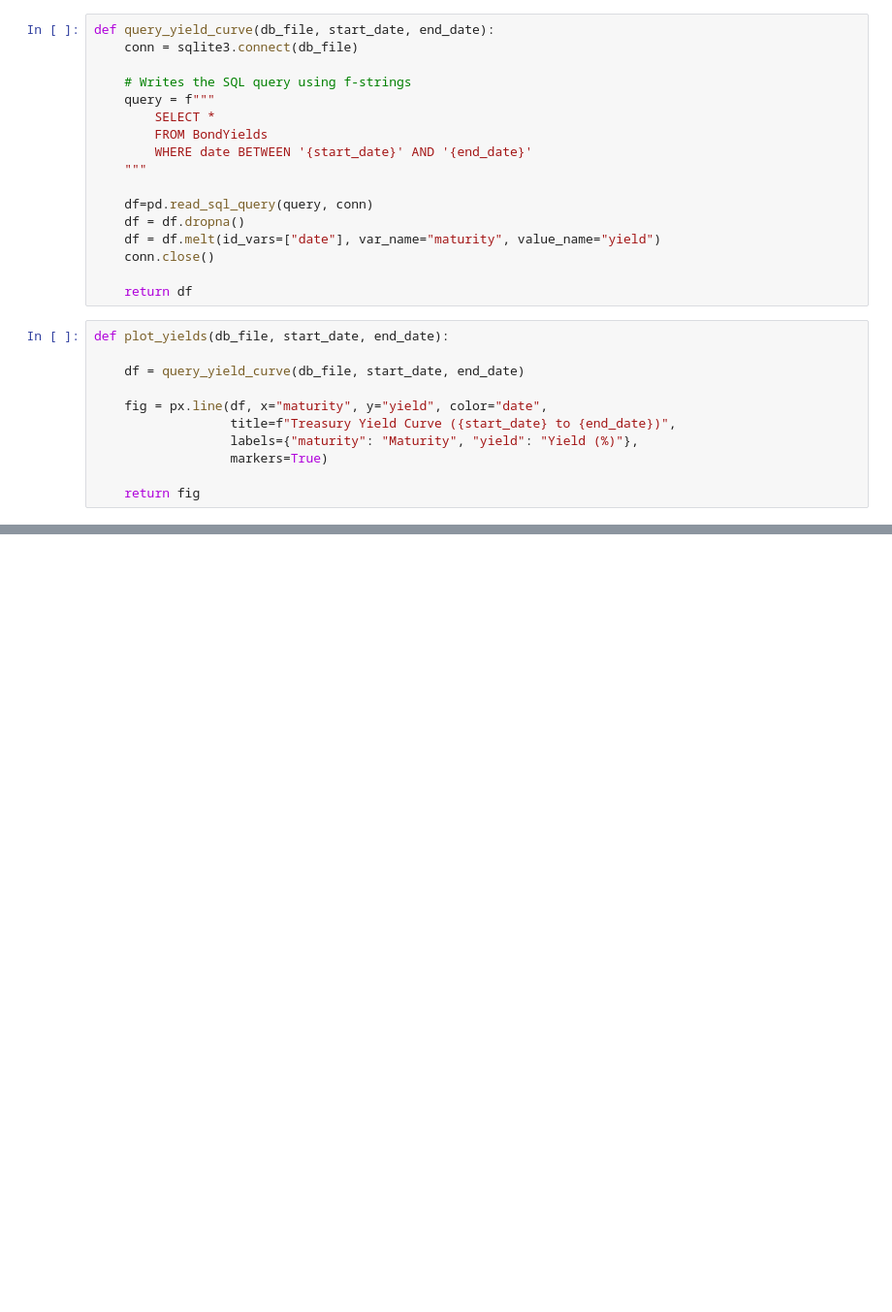
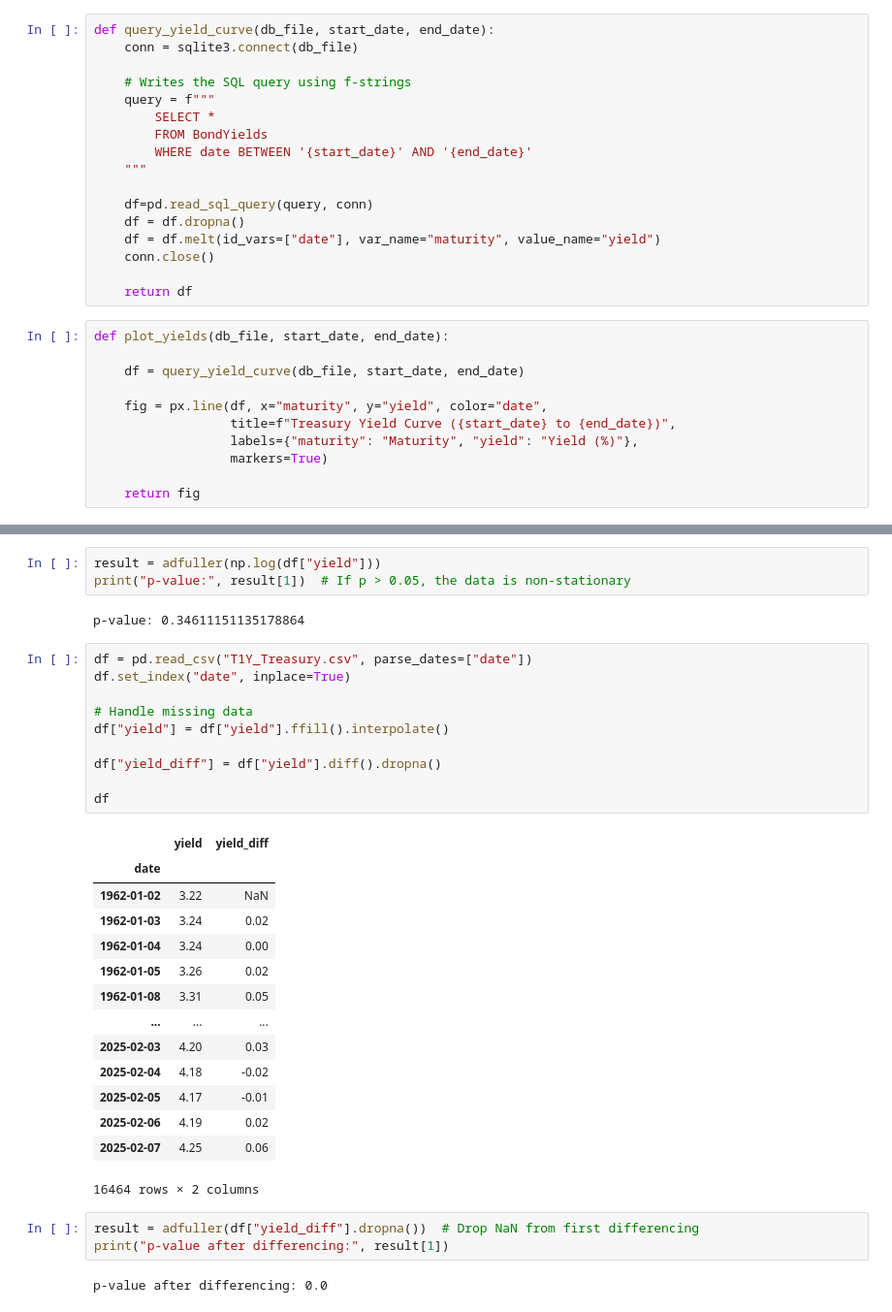
Before and after one commit to SisiShao/PIC16B, a Jupyter notebook: yield_curve_v1.ipynb, the cells around one changed output, grey strips where cells are left out. Shown at 97% size. Drawn from its saved outputs; the diff is of its cells as text; blank space fills up the shorter version.

```diff
--- a/yield_curve_v1.ipynb
+++ b/yield_curve_v1.ipynb
@@ -185,0 +265,35 @@ fig.show()
+# %%
+result = adfuller(np.log(df["yield"]))
+print("p-value:", result[1])  # If p > 0.05, the data is non-stationary
+# %% [output]
+p-value: 0.34611151135178864
+# %%
+df = pd.read_csv("T1Y_Treasury.csv", parse_dates=["date"])
+df.set_index("date", inplace=True)
+
+# Handle missing data
+df["yield"] = df["yield"].ffill().interpolate()
+
+df["yield_diff"] = df["yield"].diff().dropna()
+
+df
+# %% [output]
+|  | yield | yield_diff |
+| date |  |  |
+| 1962-01-02 | 3.22 | NaN |
+| 1962-01-03 | 3.24 | 0.02 |
+| 1962-01-04 | 3.24 | 0.00 |
+| 1962-01-05 | 3.26 | 0.02 |
+| 1962-01-08 | 3.31 | 0.05 |
+| ... | ... | ... |
+| 2025-02-03 | 4.20 | 0.03 |
+| 2025-02-04 | 4.18 | -0.02 |
+| 2025-02-05 | 4.17 | -0.01 |
+| 2025-02-06 | 4.19 | 0.02 |
+| 2025-02-07 | 4.25 | 0.06 |
+16464 rows × 2 columns
+# %%
+result = adfuller(df["yield_diff"].dropna())  # Drop NaN from first differencing
+print("p-value after differencing:", result[1])
+# %% [output]
+p-value after differencing: 0.0
```
Also changed, not shown: parts of 10 cells of this notebook.
